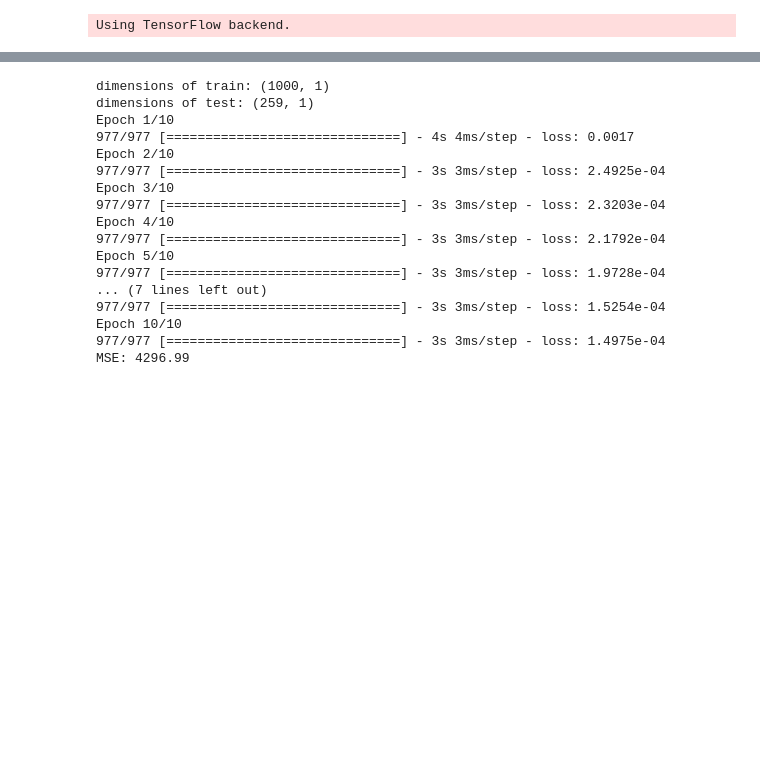
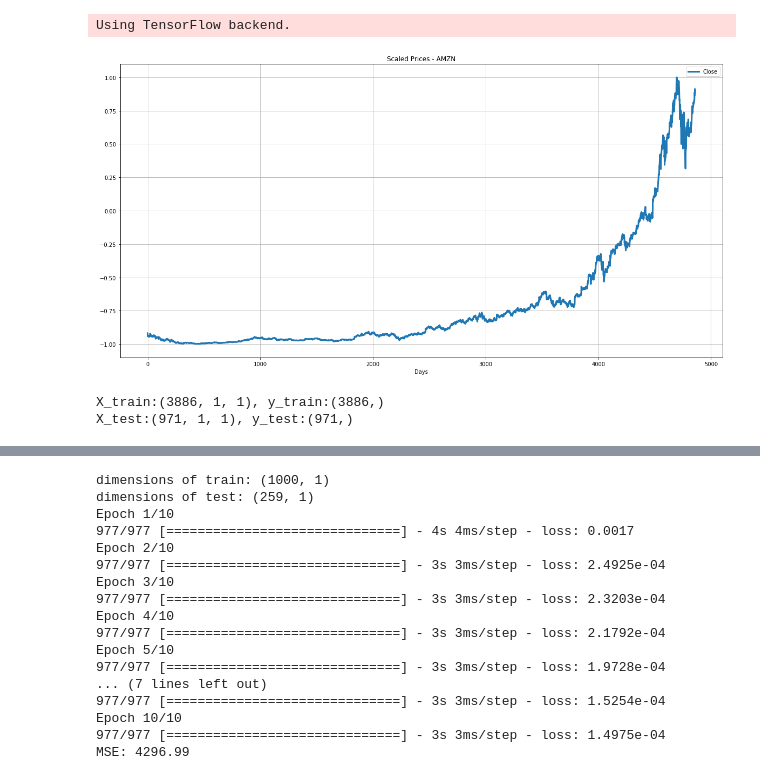
Before and after one commit to BraulioSanchez/scc5943projeto, a Jupyter notebook: ex2.ipynb, the cells around one changed output, grey strips where cells are left out. Drawn from its saved outputs; the diff is of its cells as text; code cells hidden in the pictures; blank space fills up the shorter version.

```diff
--- a/ex2.ipynb
+++ b/ex2.ipynb
@@ -36,3 +21,40 @@ prices = scaler.fit_transform(np.reshape(prices.values, (len(prices), 1)))
 # %% [output]
 Using TensorFlow backend.
+# %%
+#constantes
+#TEST_SIZE = .3
+TIME_AHEAD = 1 #dias a prever
+BATCH_SIZE = 1
+UNITS = 1
+TICKER = 'AMZN'
+
+df = pd.read_csv('./{}.csv'.format(TICKER))
+prices = df.Close
+
+prices = df.Close
+scaler = MinMaxScaler(feature_range=(-1,1))
+prices = scaler.fit_transform(np.reshape(prices.values, (len(prices), 1)))
+
+#plot
+plt.figure(figsize=(20,10))
+plt.plot(prices, linewidth=3)
+plt.title('Scaled Prices - {}'.format(TICKER))
+plt.xlabel('Days')
+plt.legend(['Close'])
+plt.grid(True)
+plt.show()
+# %% [output]
+[figure, added]
+# %%
+split = int(len(prices)*.8)
+train = prices[:split]
+test = prices[split:]
+
+X_train, y_train = to_1dimension(train, TIME_AHEAD)
+X_test, y_test = to_1dimension(test, TIME_AHEAD)
+print('X_train:{}, y_train:{}'.format(X_train.shape, y_train.shape))
+print('X_test:{}, y_test:{}'.format(X_test.shape, y_test.shape))
+# %% [output]
+X_train:(3886, 1, 1), y_train:(3886,)
+X_test:(971, 1, 1), y_test:(971,)
 # %%
```
Also changed, not shown: parts of 4 cells of this notebook, 1 other file.
